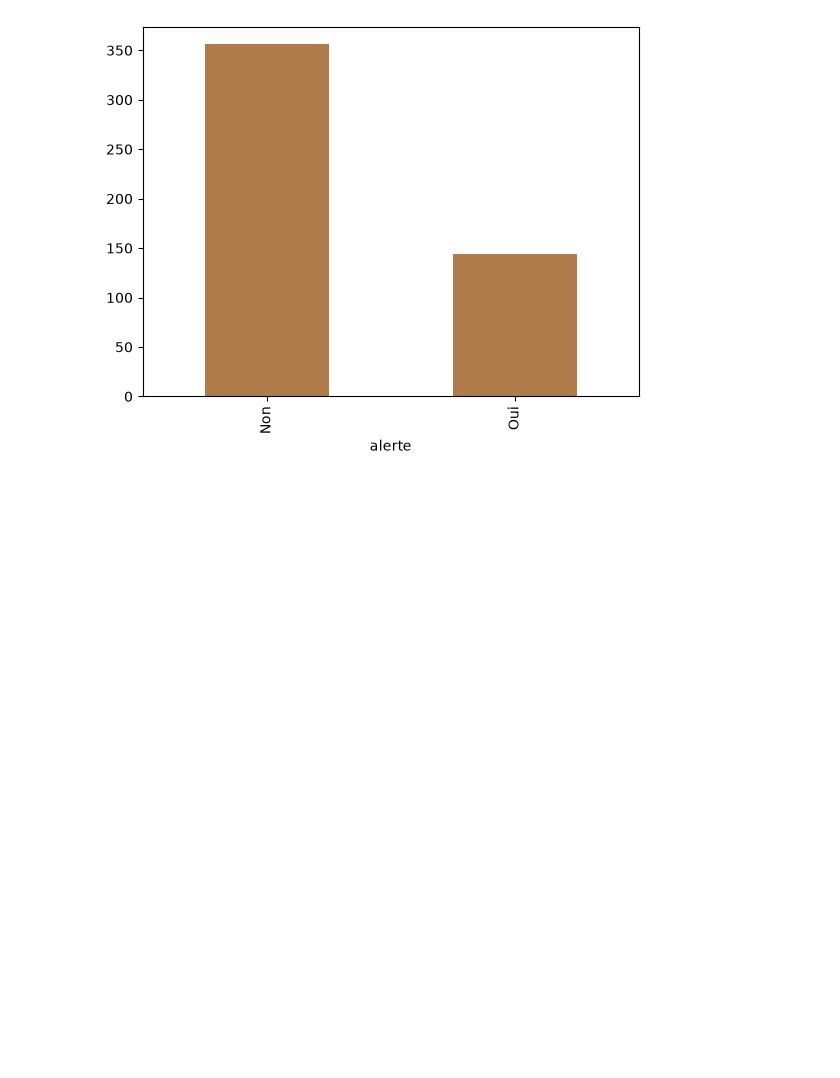
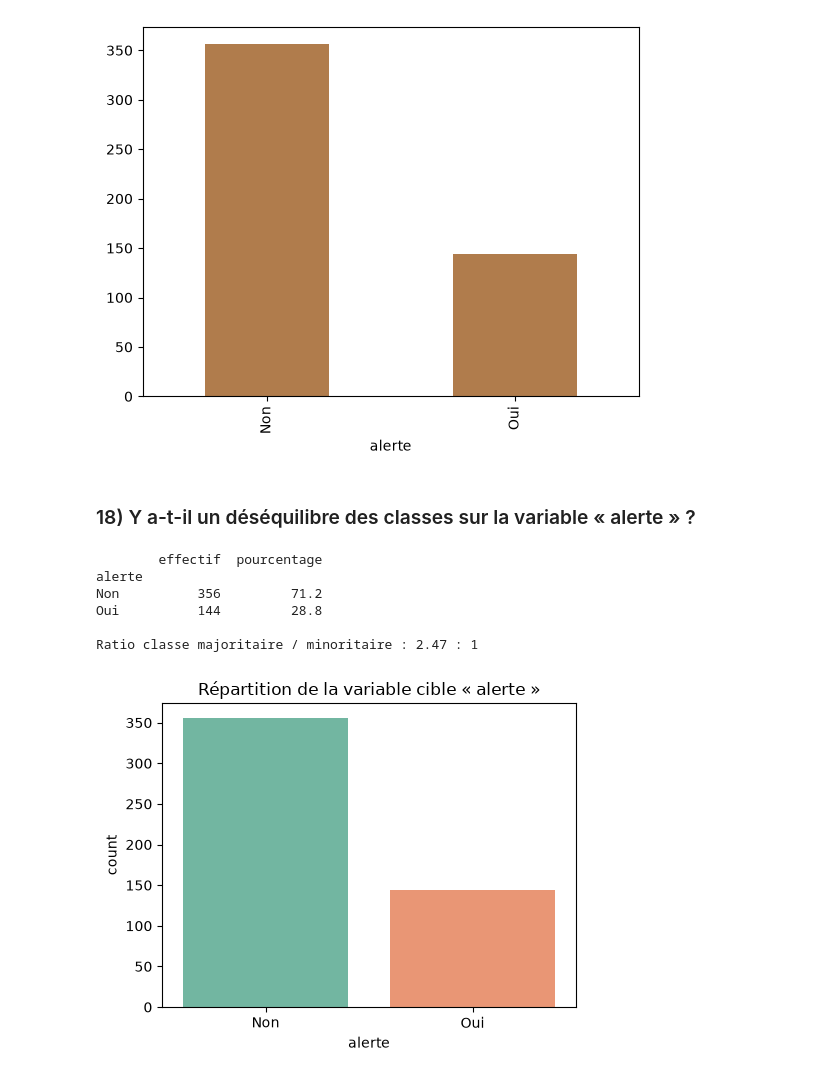
Before and after one commit to Damstat/atelier_prepa_donnees_tab, a Jupyter notebook: notebooks/atelier_prepa_donnees_tab.ipynb, the cells around one changed output. Drawn from its saved outputs; the diff is of its cells as text; code cells hidden in the pictures; blank space fills up the shorter version.

Commit message:
18: Analyse du desequilibre des classes de la variable alerte

```diff
--- a/notebooks/atelier_prepa_donnees_tab.ipynb
+++ b/notebooks/atelier_prepa_donnees_tab.ipynb
@@ -599,3 +599,26 @@ df["alerte"].value_counts().plot(kind="bar", color="#B07C4C")
 # %% [output]
 <Axes: xlabel='alerte'>
 [figure]
+# %% [markdown]
+### 18) Y a-t-il un déséquilibre des classes sur la variable « alerte » ?
+# %%
+distribution_alerte = df["alerte"].value_counts()
+proportions = df["alerte"].value_counts(normalize=True) * 100
+ratio = distribution_alerte.max() / distribution_alerte.min()
+
+print(pd.DataFrame({"effectif": distribution_alerte, "pourcentage": proportions.round(2)}).to_string())
+print(f"\nRatio classe majoritaire / minoritaire : {ratio:.2f} : 1")
+
+plt.figure(figsize=(5, 4))
+sns.countplot(data=df, x="alerte", palette="Set2")
+plt.title("Répartition de la variable cible « alerte »")
+plt.tight_layout()
+plt.show()
+# %% [output]
+        effectif  pourcentage
+alerte
+Non          356         71.2
+Oui          144         28.8
+
+Ratio classe majoritaire / minoritaire : 2.47 : 1
+[figure, added]
```
Also changed, not shown: parts of 1 cell of this notebook.
